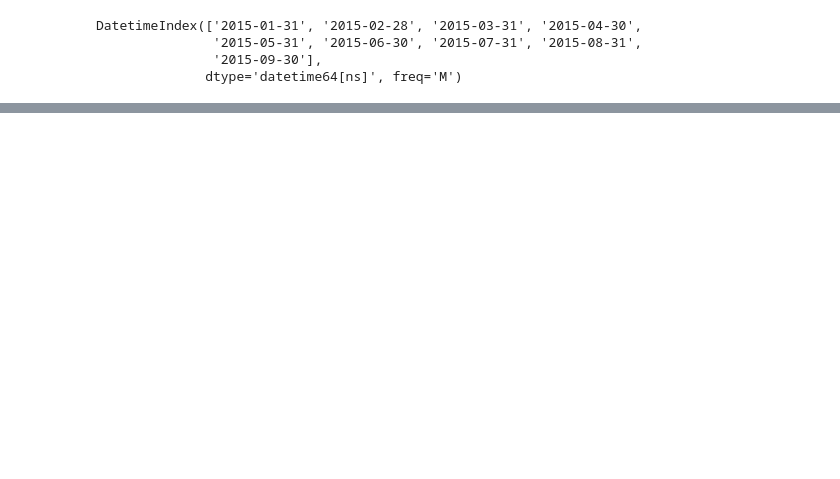
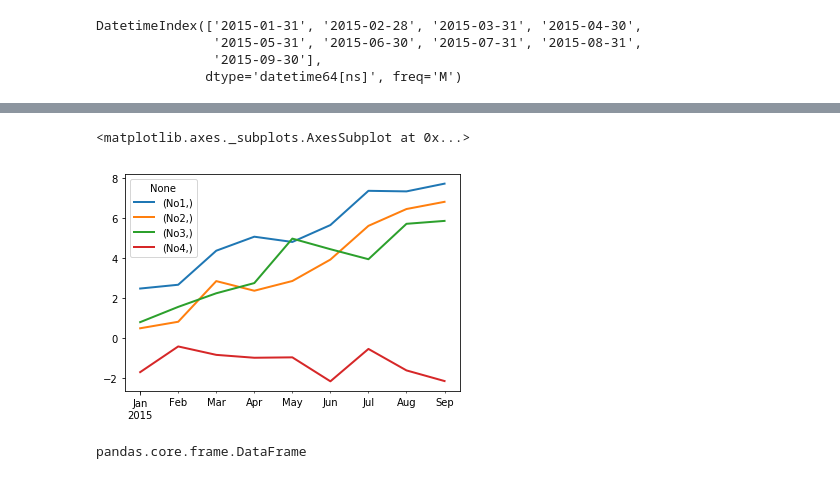
Before and after one commit to KennethWYLee/PythonInFinance, a Jupyter notebook: Ch6 Financial Time Series.ipynb, the cells around one changed output, grey strips where cells are left out. Drawn from its saved outputs; the diff is of its cells as text; code cells hidden in the pictures; blank space fills up the shorter version.

```diff
--- a/Ch6 Financial Time Series.ipynb
+++ b/Ch6 Financial Time Series.ipynb
@@ -297,0 +296,9 @@ df.cumsum().pl
+# %%
+df.cumsum().plot(lw = 2.0)
+# %% [output]
+<matplotlib.axes._subplots.AxesSubplot at 0x...>
+[figure, added]
+# %%
+type(df)
+# %% [output]
+pandas.core.frame.DataFrame
```
Also changed, not shown: parts of 18 cells of this notebook.
